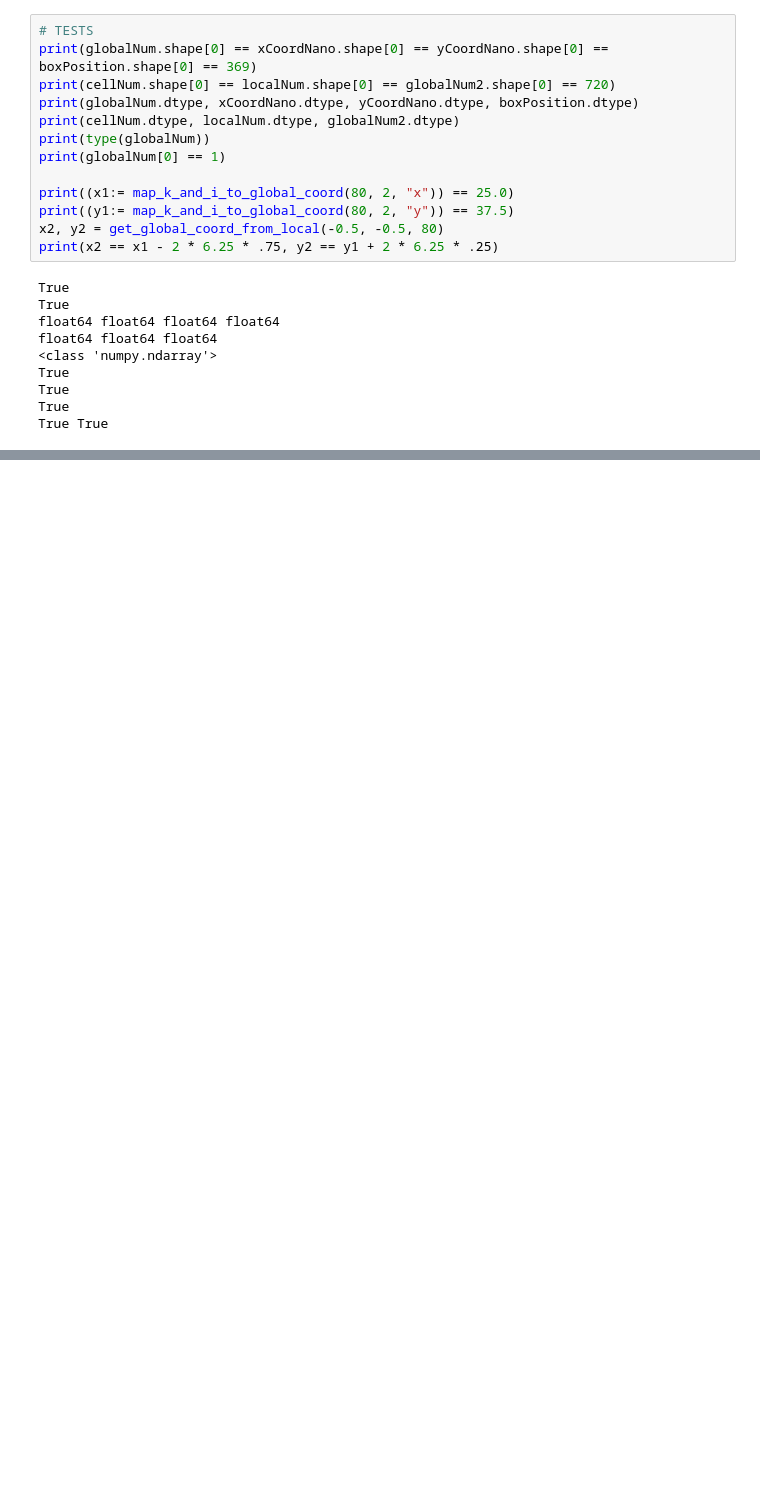
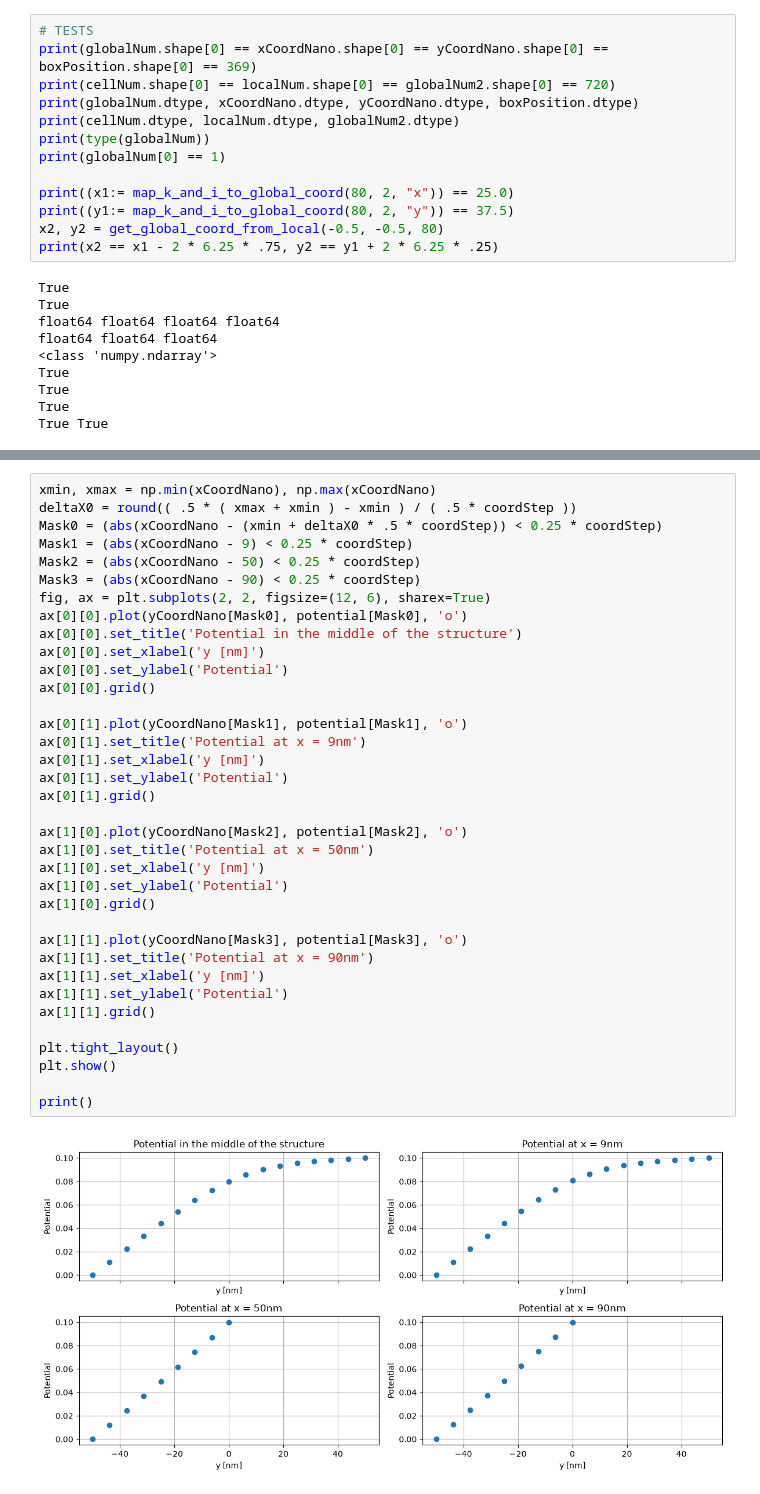
Before and after one commit to MatNogaj50/quantum-wire-poisson-fem, a Jupyter notebook: Projekt_MOF2.ipynb, the cells around one changed output, grey strips where cells are left out. Saved outputs shown, nothing was run; the diff lists cells and outputs as text; blank space fills up the shorter version.

```diff
--- a/Projekt_MOF2.ipynb
+++ b/Projekt_MOF2.ipynb
@@ -127,0 +273,38 @@ True True
+# %%
+xmin, xmax = np.min(xCoordNano), np.max(xCoordNano)
+deltaX0 = round(( .5 * ( xmax + xmin ) - xmin ) / ( .5 * coordStep ))
+Mask0 = (abs(xCoordNano - (xmin + deltaX0 * .5 * coordStep)) < 0.25 * coordStep)
+Mask1 = (abs(xCoordNano - 9) < 0.25 * coordStep)
+Mask2 = (abs(xCoordNano - 50) < 0.25 * coordStep)
+Mask3 = (abs(xCoordNano - 90) < 0.25 * coordStep)
+fig, ax = plt.subplots(2, 2, figsize=(12, 6), sharex=True)
+ax[0][0].plot(yCoordNano[Mask0], potential[Mask0], 'o')
+ax[0][0].set_title('Potential in the middle of the structure')
+ax[0][0].set_xlabel('y [nm]')
+ax[0][0].set_ylabel('Potential')
+ax[0][0].grid()
+
+ax[0][1].plot(yCoordNano[Mask1], potential[Mask1], 'o')
+ax[0][1].set_title('Potential at x = 9nm')
+ax[0][1].set_xlabel('y [nm]')
+ax[0][1].set_ylabel('Potential')
+ax[0][1].grid()
+
+ax[1][0].plot(yCoordNano[Mask2], potential[Mask2], 'o')
+ax[1][0].set_title('Potential at x = 50nm')
+ax[1][0].set_xlabel('y [nm]')
+ax[1][0].set_ylabel('Potential')
+ax[1][0].grid()
+
+ax[1][1].plot(yCoordNano[Mask3], potential[Mask3], 'o')
+ax[1][1].set_title('Potential at x = 90nm')
+ax[1][1].set_xlabel('y [nm]')
+ax[1][1].set_ylabel('Potential')
+ax[1][1].grid()
+
+plt.tight_layout()
+plt.show()
+
+print()
+# %% [output]
+[figure, added]
```
Also changed, not shown: parts of 6 cells of this notebook, 2 other files.
